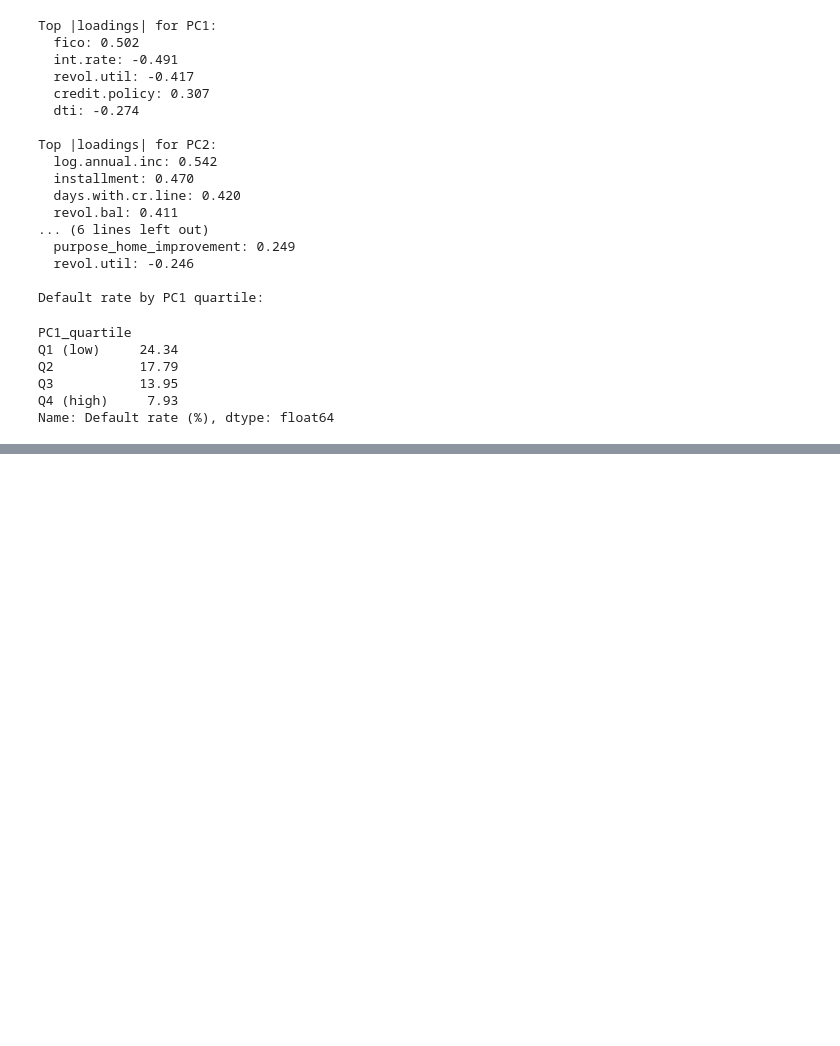
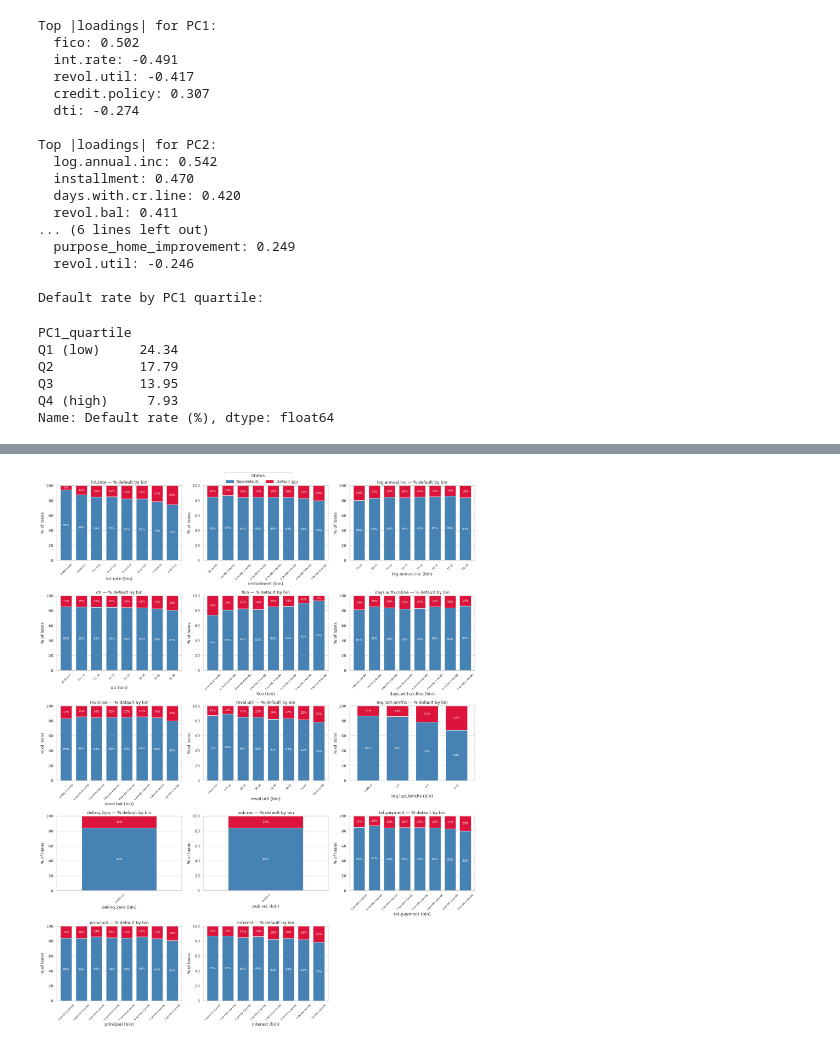
Before and after one commit to JLaniado/credit_ete_analysis, a Jupyter notebook: notebooks/Credit_Default_EDA_PCA.ipynb, the cells around one changed output, grey strips where cells are left out. Saved outputs shown, nothing was run; the diff lists cells and outputs as text; code cells hidden in the pictures; blank space fills up the shorter version.

```diff
--- a/notebooks/Credit_Default_EDA_PCA.ipynb
+++ b/notebooks/Credit_Default_EDA_PCA.ipynb
@@ -387 +471,28 @@ Name: Default rate (%), dtype: float64
+# %%
+n_bins = 8
+n_cols = 3
+n_rows = int(np.ceil(len(numeric_cols) / n_cols))
+fig, axes = plt.subplots(n_rows, n_cols, figsize=(18, 4.5 * n_rows))
+axes = axes.flatten()
+
+for i, col in enumerate(numeric_cols):
+    try:
+        binned = pd.qcut(df[col], q=n_bins, duplicates='drop')
+    except ValueError:
+        binned = pd.cut(df[col], bins=n_bins)
+    bin_order = binned.cat.categories
+    plot_100pct_stacked(axes[i], binned, df['default'], f'{col} — % default by bin', f'{col} (bin)', order=bin_order)
+    axes[i].set_xticklabels([f'{iv.left:.2g}–{iv.right:.2g}' for iv in bin_order], fontsize=7)
+
+for j in range(len(numeric_cols), len(axes)):
+    fig.delaxes(axes[j])
+
+handles = [plt.Rectangle((0,0),1,1, color=default_palette[k]) for k in (0,1)]
+fig.legend(handles, [default_labels[0], default_labels[1]], title='Status', loc='upper center',
+           bbox_to_anchor=(0.5, 1.01), ncol=2)
+plt.tight_layout()
+plt.savefig('../output/numerical_normalized_by_default.png', dpi=150, bbox_inches='tight')
+plt.show()
+# %% [output]
+[figure, added]
 # %% [markdown]
```
Also changed, not shown: parts of 6 cells of this notebook, 5 other files.
